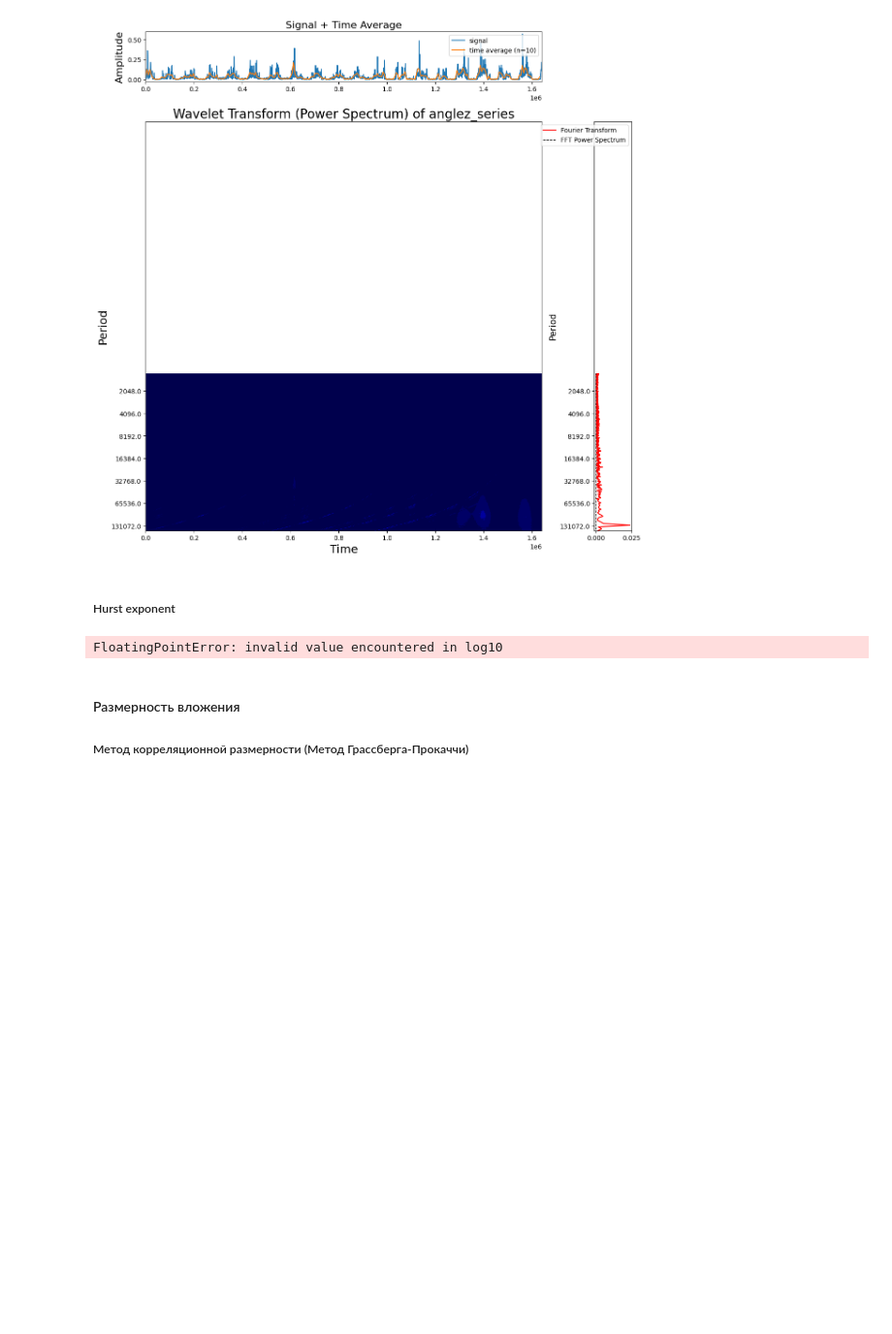
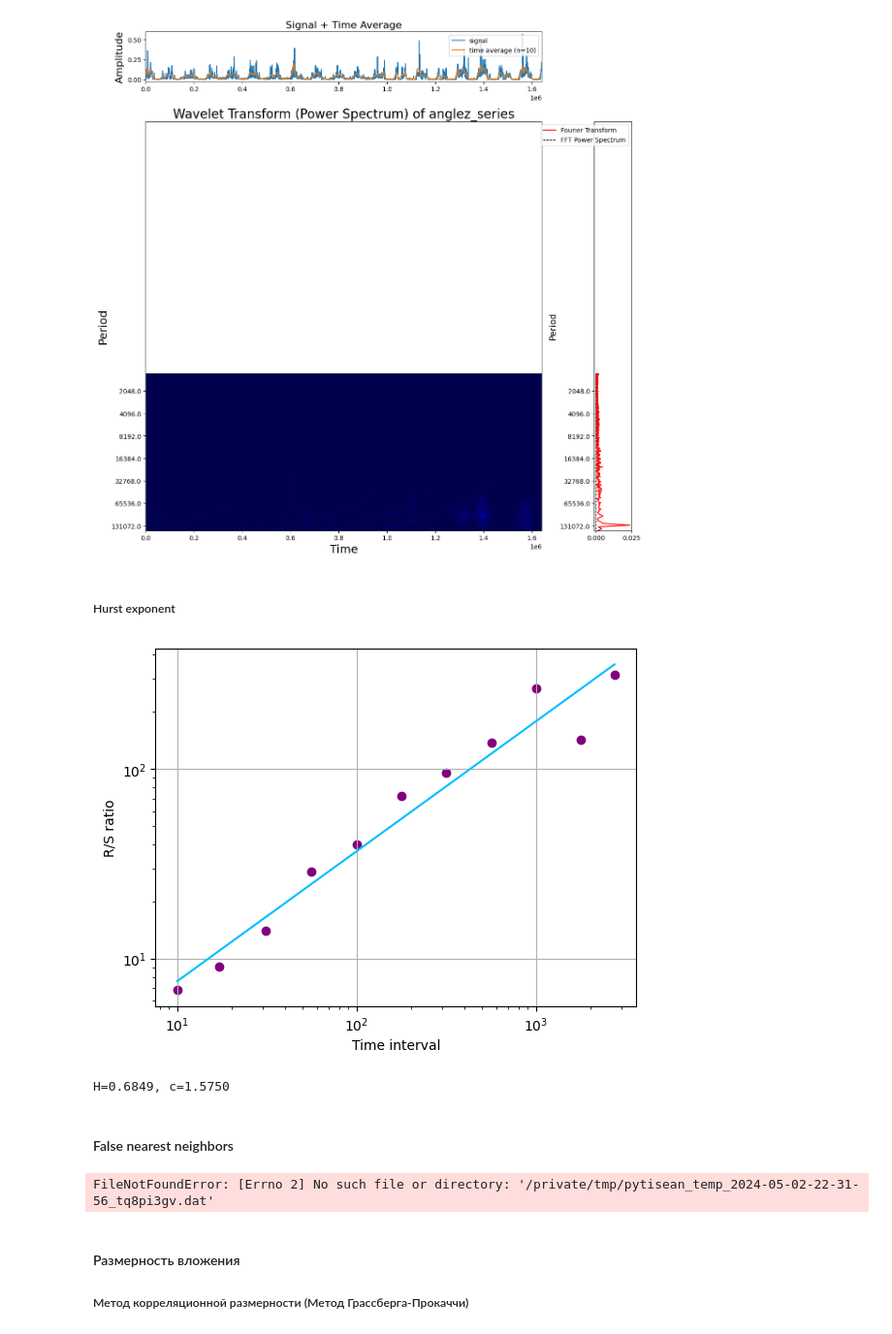
Before and after one commit to Felecort/TDA_Uni, a Jupyter notebook: src/0_topology-child-mind-institute.ipynb, the cells around one changed output. Shown at 97% size. Drawn from its saved outputs; the diff is of its cells as text; code cells hidden in the pictures; blank space fills up the shorter version.

Commit message:
TISEAN

```diff
--- a/src/0_topology-child-mind-institute.ipynb
+++ b/src/0_topology-child-mind-institute.ipynb
@@ -274,24 +274,33 @@ divide by zero encountered in divide
 # %%
 from hurst import compute_Hc
 
 # Evaluate Hurst equation
-series = anglez_series #+ abs(anglez_series.min()) + 1e-6
+series = anglez_series + abs(anglez_series.min()) + 1e-6
 H, c, data = compute_Hc(series, kind='price', )
 
 # Plot
 f, ax = plt.subplots()
 ax.plot(data[0], c*data[0]**H, color="deepskyblue")
 ax.scatter(data[0], data[1], color="purple")
 ax.set_xscale('log')
 ax.set_yscale('log')
 ax.set_xlabel('Time interval')
 ax.set_ylabel('R/S ratio')
 ax.grid(True)
 plt.show()
 
 print("H={:.4f}, c={:.4f}".format(H,c))
 # %% [output]
+[figure, added]
-FloatingPointError: invalid value encountered in log10
+H=0.6849, c=1.5750
+# %% [markdown]
+#### False nearest neighbors
+# %%
+from pytisean import tiseano, tiseanio
+
+tiseanio("FNN")
+# %% [output]
+FileNotFoundError: [Errno 2] No such file or directory: '/private/tmp/pytisean_temp_2024-05-02-22-31-56_tq8pi3gv.dat'
 # %% [markdown]
 
 #### Размерность вложения
```
